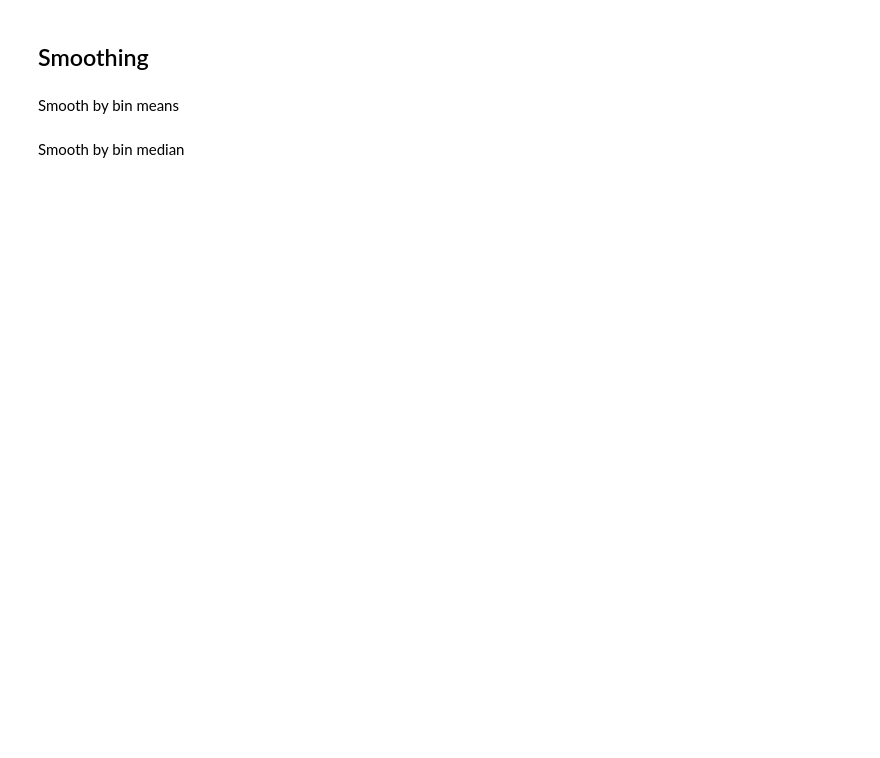
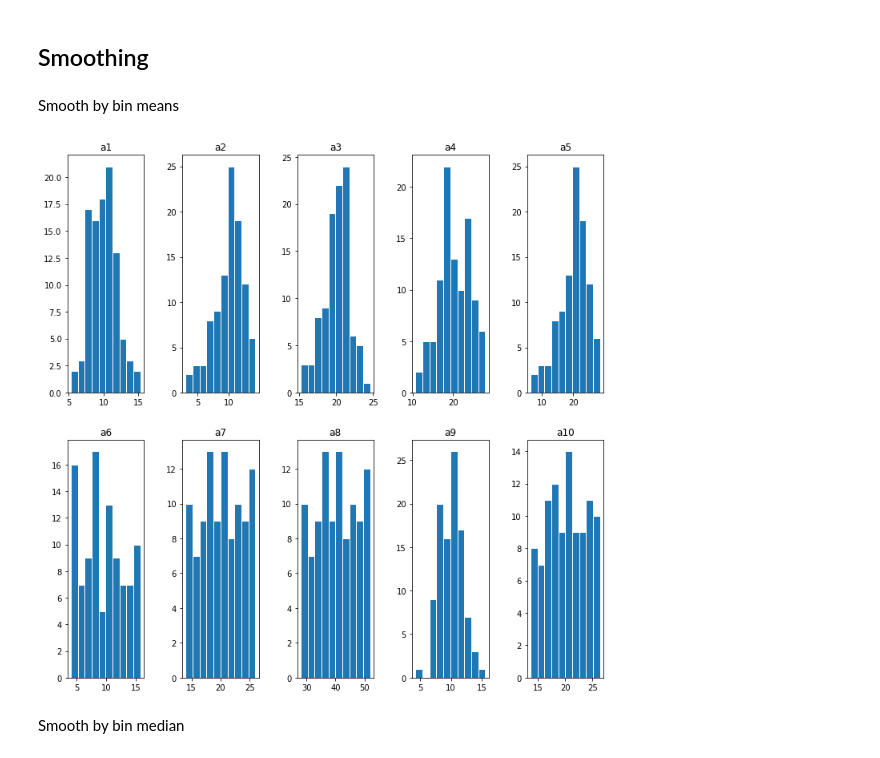
Before and after one commit to apmire3/CMPS451, a Jupyter notebook: C3/C3temp.ipynb, the cells around one changed output. Saved outputs shown, nothing was run; the diff lists cells and outputs as text; code cells hidden in the pictures; blank space fills up the shorter version.

```diff
--- a/C3/C3temp.ipynb
+++ b/C3/C3temp.ipynb
@@ -92,5 +106,16 @@ ValueError: shape mismatch: objects cannot be broadcast to a single shape
 ## Smoothing
 # %% [markdown]
 Smooth by bin means
+# %%
+plt.figure()
+for i in range(0, 10):
+    binmeans, bin_edges, binnumber = binned_statistic(df[labels[i]], df[labels[i]], statistic='mean', bins=10)
+    counts, bins = np.histogram(df[labels[i]], bins=bin_edges)
+    plt.subplot(2, 5, i+1)
+    plt.hist(bins[:-1], bins=bins, weights=counts, edgecolor='white')
+    plt.title(f'a{i+1}')
+plt.show()
+# %% [output]
+[figure, added]
 # %% [markdown]
 Smooth by bin median
```
Also changed, not shown: parts of 10 cells of this notebook.
